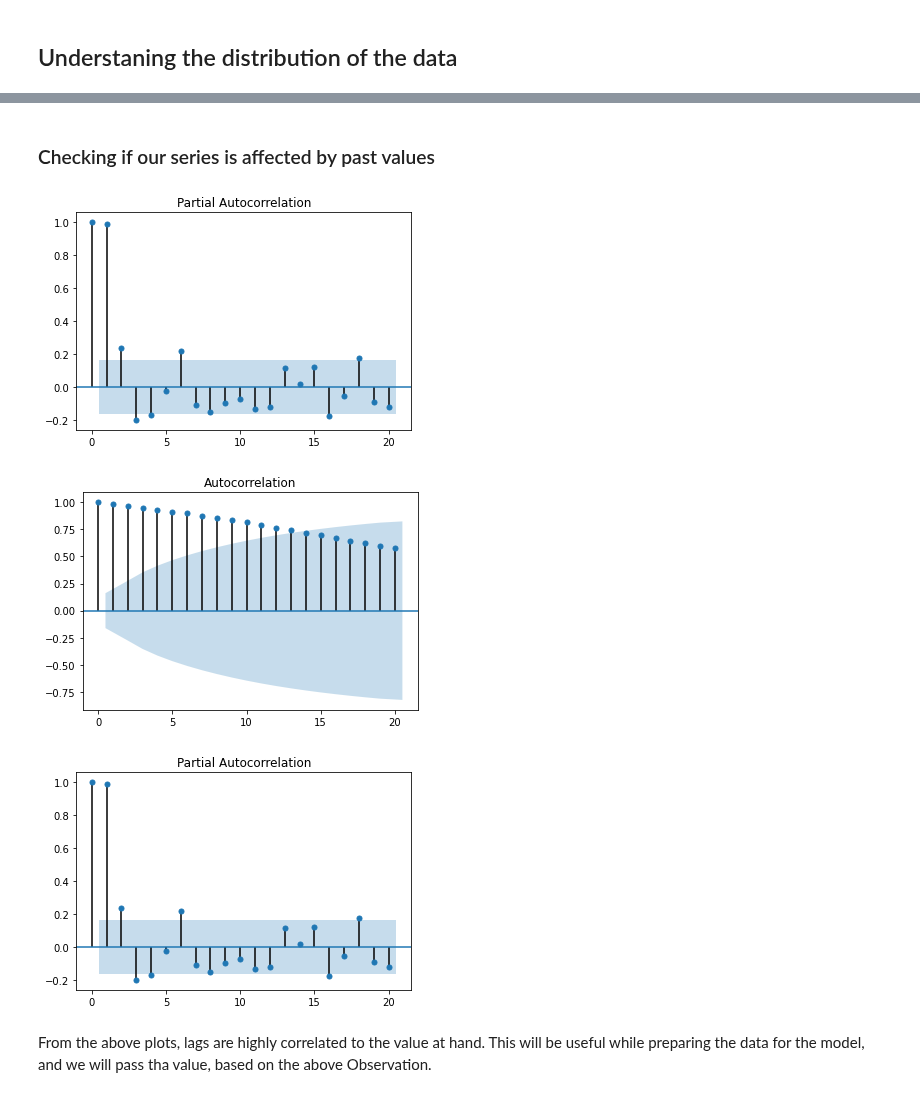
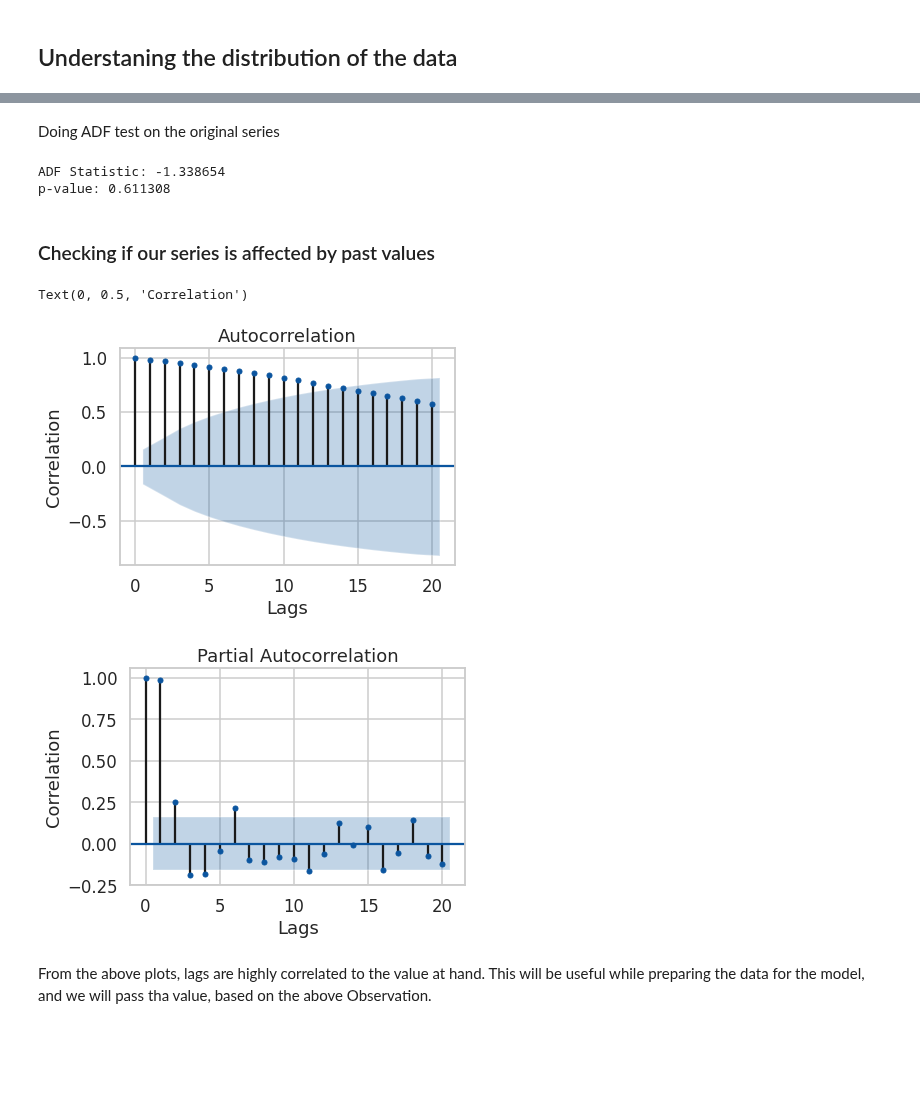
Before and after one commit to akhil14shukla/Crypto-Prediction, a Jupyter notebook: main_LSTM.ipynb, the cells around one changed output, grey strips where cells are left out. Cells and saved outputs as stored; diff of their text form; code cells hidden in the pictures; blank space fills up the shorter version.

```diff
--- a/main_LSTM.ipynb
+++ b/main_LSTM.ipynb
@@ -78,0 +100,9 @@ data = pdr.get_data_yahoo("BNB-USD", start, end)
+# %%
+sns.set(palette=sns.color_palette("Blues_r"),style="whitegrid",context="poster", font_scale=1.4)
+fig, ax = plt.subplots(figsize=(20,10))
+plt.plot(data["Close"])
+sns.despine(top=True,right=True,bottom=False, left=False)
+plt.xlabel("Timeline")
+plt.ylabel("Prices in USD")
+plt.title("Closing Price Distribution")
+plt.show()
@@ -79,3 +111,12 @@ data = pdr.get_data_yahoo("BNB-USD", start, end)
+# %% [markdown]
+Doing ADF test on the original series
+# %%
+adf_orig = adfuller(data["Close"])
+print('ADF Statistic: %f' % adf_orig[0])
+print('p-value: %f' % adf_orig[1])
+# %% [output]
+ADF Statistic: -1.338654
+p-value: 0.611308
 # %%
 # Distribution of our target variable -> Close
 # from scipy.special import boxcox1p
@@ -83,13 +124,17 @@ data = pdr.get_data_yahoo("BNB-USD", start, end)
 # %% [markdown]
 ### Checking if our series is affected by past values
 # %%
-
+sns.set(palette=sns.color_palette("Blues_r"),style="whitegrid",context="talk")
 from statsmodels.graphics.tsaplots import plot_acf, plot_pacf
 plot_acf(data['Close'], lags=20)
+plt.xlabel("Lags")
+plt.ylabel("Correlation")
 plot_pacf(data['Close'], lags=20)
+plt.xlabel("Lags")
+plt.ylabel("Correlation")
 # %% [output]
+Text(0, 0.5, 'Correlation')
-[figure, old version]
+[figure, new version]
-[figure, old version]
+[figure, new version]
-[figure, removed]
 # %% [markdown]
 From the above plots, lags are highly correlated to the value at hand. This will be useful while preparing the data for the model, and we will pass tha value, based on the above Observation.
```
Also changed, not shown: parts of 18 cells of this notebook.
